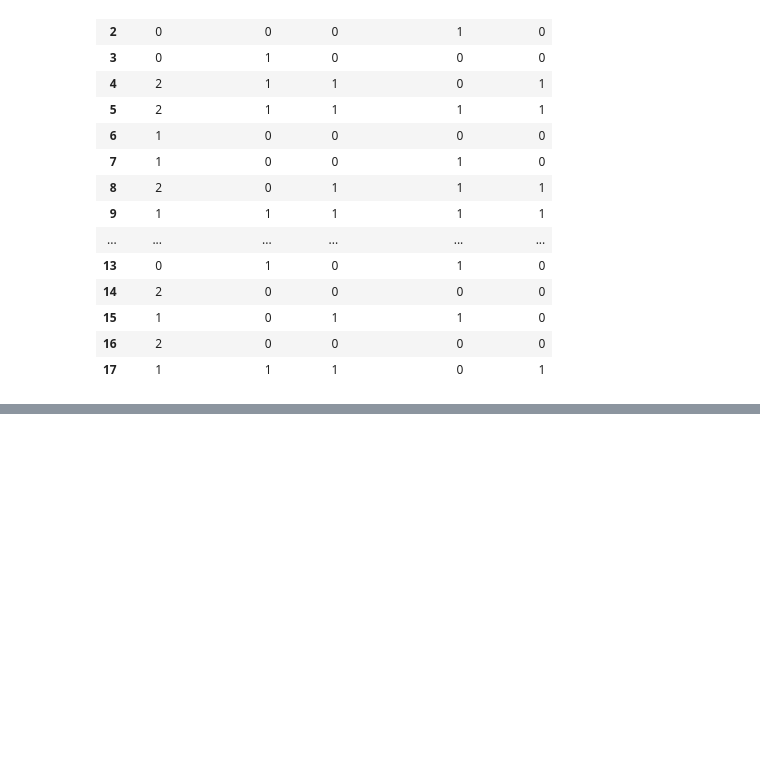
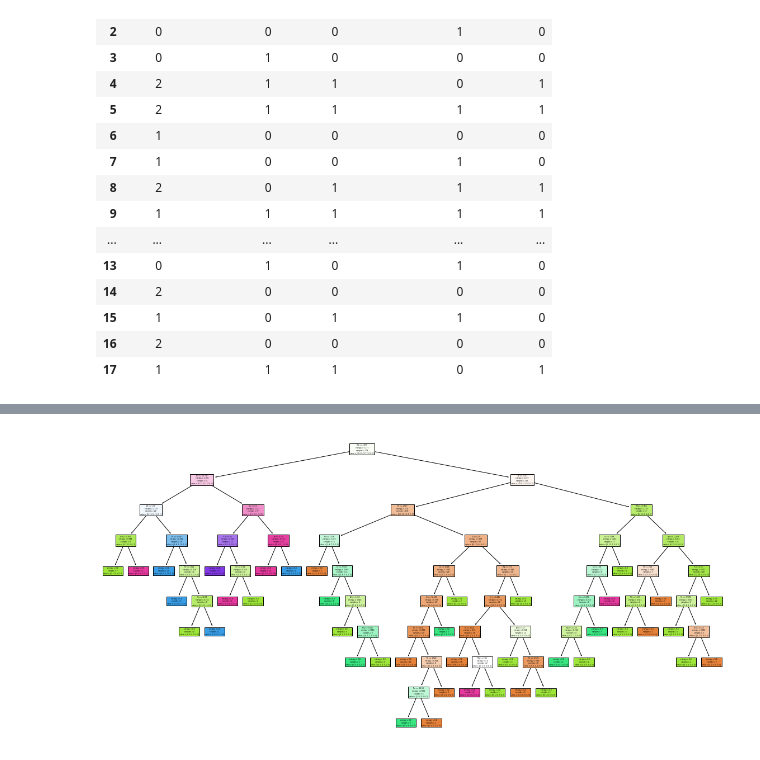
Before and after one commit to Ashutoshgt1/Python, a Jupyter notebook: Machine Learning/K-NN Classification.ipynb, the cells around one changed output, grey strips where cells are left out. Drawn from its saved outputs; the diff is of its cells as text; code cells hidden in the pictures; blank space fills up the shorter version.

```diff
--- a/Machine Learning/K-NN Classification.ipynb
+++ b/Machine Learning/K-NN Classification.ipynb
@@ -370,0 +404,5 @@ df
+# %%
+df=pd.read_csv("glass.csv")
+x=df.drop("Type",axis=1)
+y=df["Type"]
+df
@@ -370,0 +451,13 @@ df
+# %%
+from sklearn.tree import DecisionTreeClassifier
+dt=DecisionTreeClassifier(criterion="entropy",random_state=42)
+dt.fit(x,y)
+y_pred=dt.predict(x)
+# %%
+from sklearn.tree import plot_tree
+import matplotlib.pyplot as plt
+plt.figure(figsize=(20,10))
+plot_tree(dt,filled=True,feature_names=x.columns)
+plt.show()
+# %% [output]
+[figure, added]
```
Also changed, not shown: parts of 17 cells of this notebook, 3 other files.
